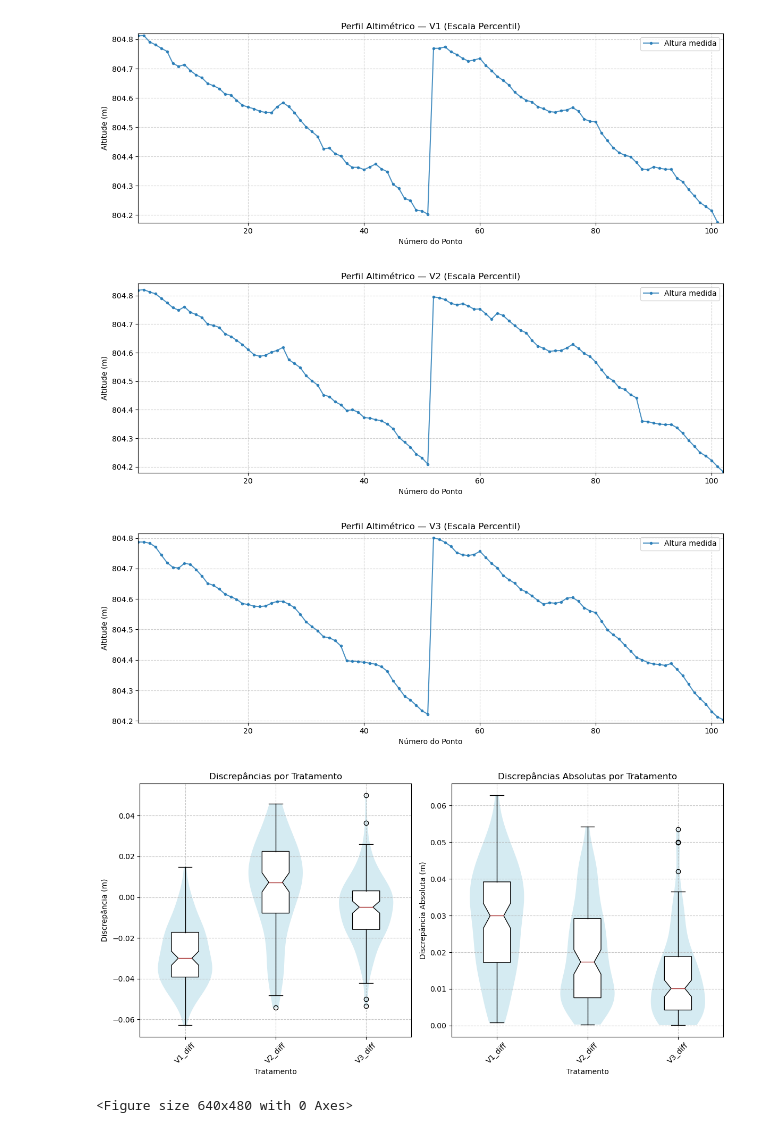
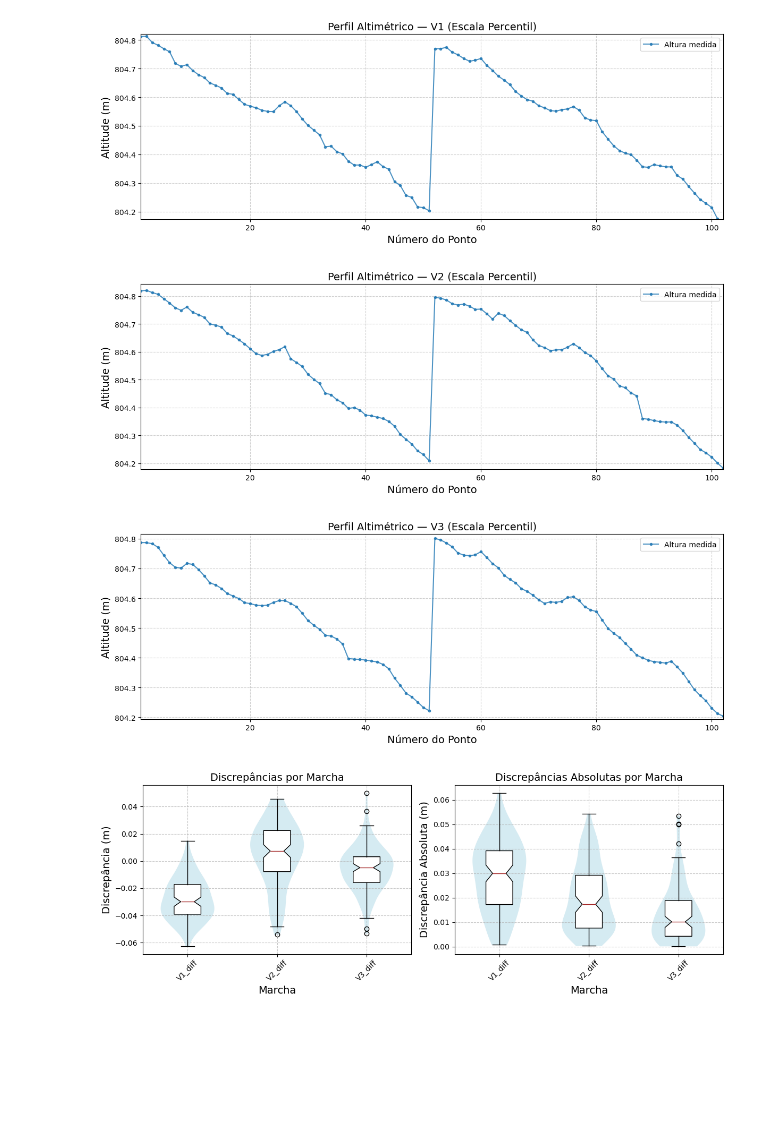
Before and after one commit to pedrolobato-hub/Artigo-RTX-Moto, a Jupyter notebook: STATS.ipynb, the cells around one changed output. Saved outputs shown, nothing was run; the diff lists cells and outputs as text; code cells hidden in the pictures; blank space fills up the shorter version.

Commit message:
Geração Automatizada de Relatório
Ajuste de gráficos para serem adequados para relatório e sua geração automatizada

```diff
--- a/STATS.ipynb
+++ b/STATS.ipynb
@@ -28,9 +32,6 @@ with pd.ExcelWriter('estatistica_descritiva_diferencas.xlsx') as writer:
     df_diff.describe().to_excel(writer, sheet_name='Diferencas')
     df_diff_abs.describe().to_excel(writer, sheet_name='Diferencas_Absolutas')
 # %%
-# -*- coding: utf-8 -*-
-# PERFIL ALTIMÉTRICO — Pedro Lobato
-# Gera gráficos de perfis de terreno com escala automática
 
 # ===========================================================
 # 1. IMPORTA OS DADOS ORIGINAIS
@@ -96,9 +97,9 @@ def plot_perfil(z, metodo='percentil', nome='Perfil', save=False):
 
     ax.set_xlim(1, len(z))
     ax.set_ylim(ymin, ymax)
-    ax.set_xlabel('Número do Ponto')
-    ax.set_ylabel('Altitude (m)')
-    ax.set_title(titulo)
+    ax.set_xlabel('Número do Ponto', fontsize=14)
+    ax.set_ylabel('Altitude (m)', fontsize=14)
+    ax.set_title(titulo, fontsize=14)
     ax.grid(True, linestyle='--', alpha=0.6)
     ax.legend(loc='best')
     plt.tight_layout()
@@ -120,15 +121,15 @@ for trat in trats:
 # for trat in trats:
 #     plot_perfil(df_alti[trat], metodo='polinomial', nome=trat, save=True)
 # %% [output]
-[figure, old version]
+[figure, new version]
-[figure, old version]
+[figure, new version]
-[figure, old version]
+[figure, new version]
 # %%
 import matplotlib.pyplot as plt
 
 # GRAFICO DE BOXPLOT
 
-fig, (ax1, ax2) = plt.subplots(1, 2, figsize=(12, 6))
+fig, (ax1, ax2) = plt.subplots(1, 2, figsize=(12, 4.5))
 
 # DISCREPANCIAS
 data_diff = [df_diff[col] for col in df_diff.columns]
@@ -150,45 +151,43 @@ ax1.boxplot(data_diff, positions=positions_diff,
             whiskerprops=dict(color='black'),
             capprops=dict(color='black'))
 
-ax1.set_title('Discrepâncias por Tratamento')
-ax1.set_ylabel('Discrepância (m)')
-ax1.set_xlabel('Tratamento')
+ax1.set_title('Discrepâncias por Marcha', fontsize=14)
+ax1.set_ylabel('Discrepância (m)', fontsize=14)
+ax1.set_xlabel('Marcha', fontsize=14)
 ax1.set_xticks(positions_diff)
 ax1.set_xticklabels(df_diff.columns, rotation=45)
 ax1.grid(True, linestyle='--', alpha=0.7)
 
 # DISCREPANCIAS ABSOLUTAS
 data_diff_abs = [df_diff_abs[col] for col in df_diff_abs.columns]
 positions_abs = list(range(1, len(df_diff.columns) + 1))
 
 parts2 = ax2.violinplot(data_diff_abs, positions=positions_abs, widths=0.6,
                         showmeans=False, showmedians=False, showextrema=False)
 for pc in parts2['bodies']:
     pc.set_facecolor('lightblue')
     pc.set_alpha(0.5)
     pc.set_edgecolor('none')
 
 ax2.boxplot(data_diff_abs, positions=positions_abs,
             notch=True, patch_artist=True,
             boxprops=dict(facecolor='white', color='black'),
             medianprops=dict(color='brown'),
             whiskerprops=dict(color='black'),
             capprops=dict(color='black'))
 
-ax2.set_title('Discrepâncias Absolutas por Tratamento')
-ax2.set_ylabel('Discrepância Absoluta (m)')
-ax2.set_xlabel('Tratamento')
+ax2.set_title('Discrepâncias Absolutas por Marcha', fontsize=14)
+ax2.set_ylabel('Discrepância Absoluta (m)', fontsize=14)
+ax2.set_xlabel('Marcha', fontsize=14)
 ax2.set_xticks(positions_abs)
 ax2.set_xticklabels(df_diff_abs.columns, rotation=45)
 ax2.grid(True, linestyle='--', alpha=0.7)
 
 plt.tight_layout()
+plt.savefig('boxplot_com_fundo_violin.png', dpi=300, bbox_inches='tight')
 plt.show()
-
-plt.savefig('boxplot_com_fundo_violin.png', dpi=300, bbox_inches='tight')
 # %% [output]
-[figure, old version]
+[figure, new version]
-<Figure size 640x480 with 0 Axes>
 # %%
 import matplotlib.pyplot as plt
 import numpy as np
```
Also changed, not shown: parts of 3 cells of this notebook, 20 other files.
